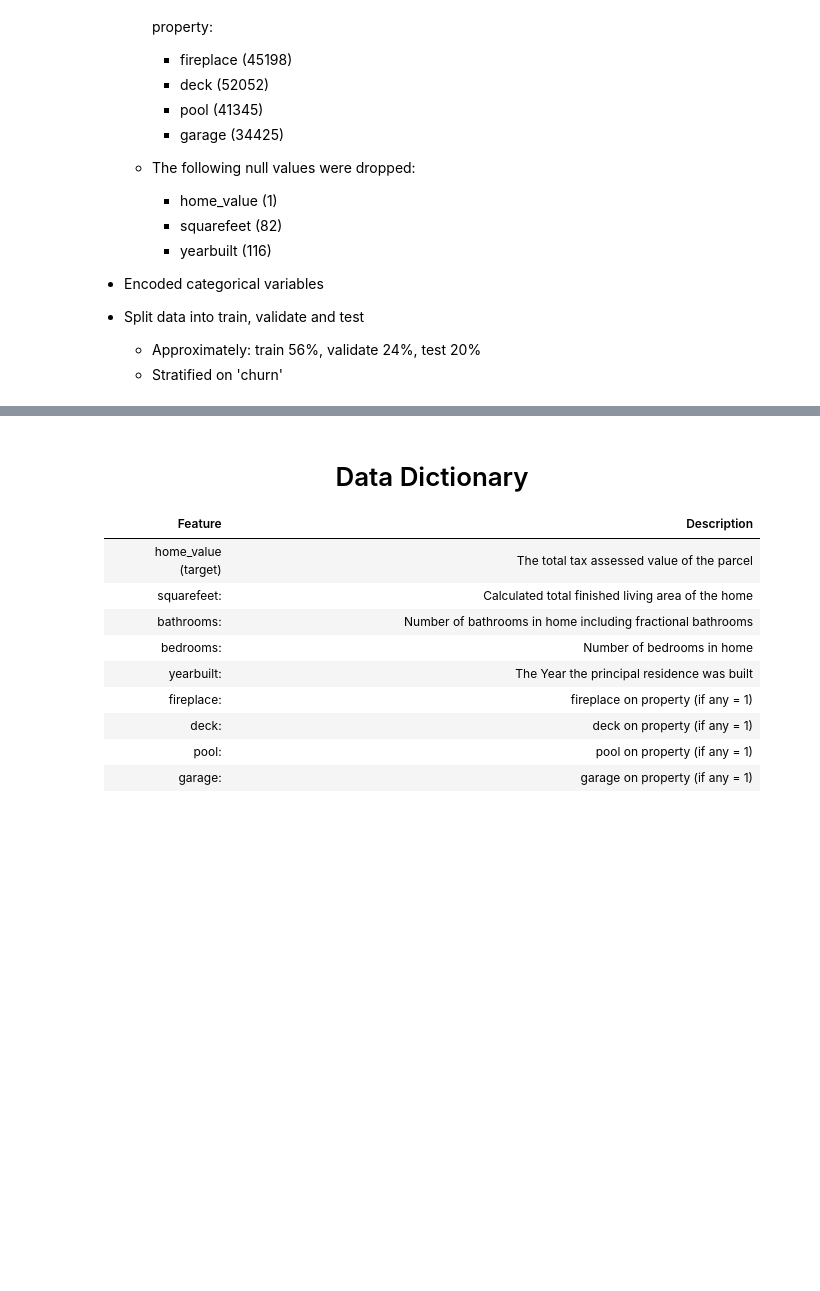
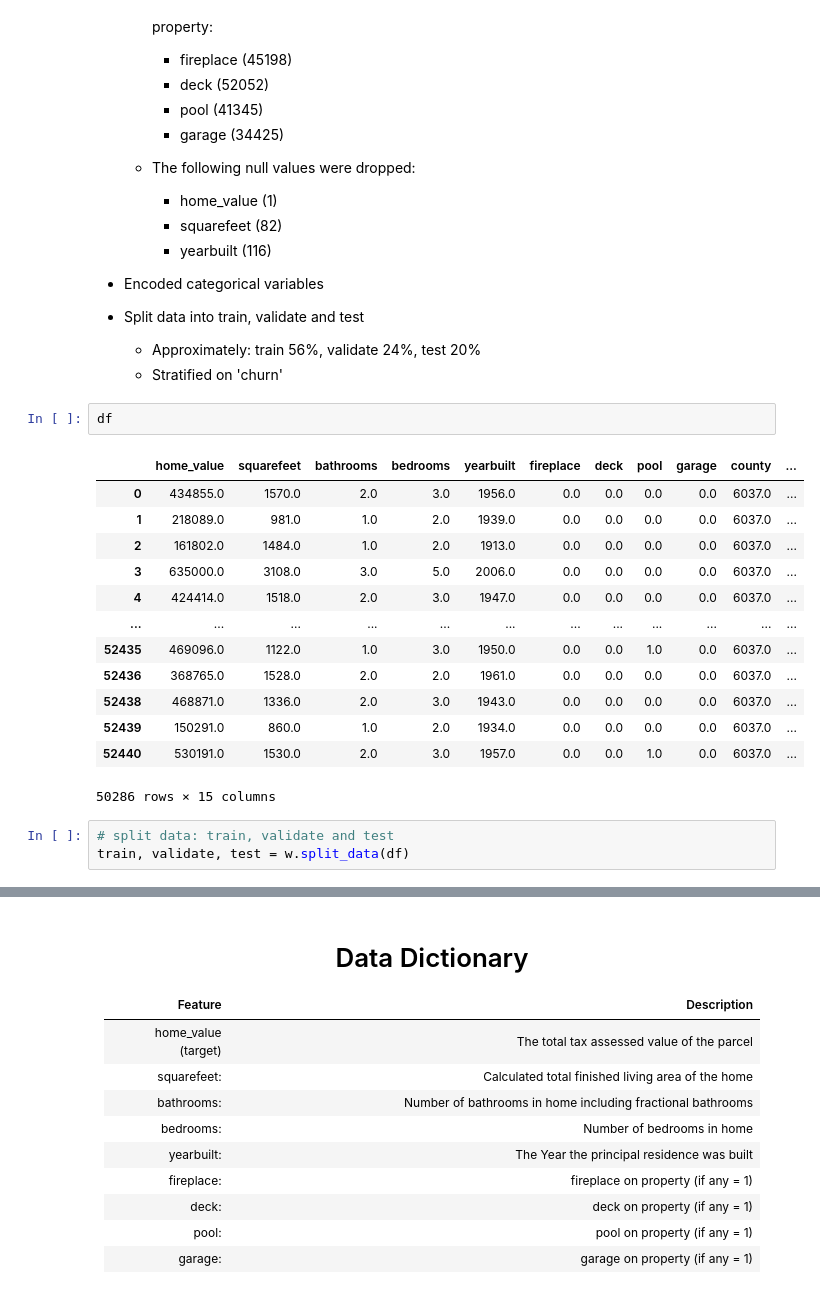
Before and after one commit to Yvette-Ibarra/regression-project, a Jupyter notebook: 3rd_Working_notebook_zillow.ipynb, the cells around one changed output, grey strips where cells are left out. Drawn from its saved outputs; the diff is of its cells as text; blank space fills up the shorter version.

Commit message:
update split data

```diff
--- a/3rd_Working_notebook_zillow.ipynb
+++ b/3rd_Working_notebook_zillow.ipynb
@@ -242,3 +177,22 @@ prepare actions:
 * Split data into train, validate and test
     * Approximately: train 56%, validate 24%, test 20%
     * Stratified on 'churn'
+# %%
+df
+# %% [output]
+|  | home_value | squarefeet | bathrooms | bedrooms | yearbuilt | fireplace | deck | pool | garage | county | ... |
+| 0 | 434855.0 | 1570.0 | 2.0 | 3.0 | 1956.0 | 0.0 | 0.0 | 0.0 | 0.0 | 6037.0 | ... |
+| 1 | 218089.0 | 981.0 | 1.0 | 2.0 | 1939.0 | 0.0 | 0.0 | 0.0 | 0.0 | 6037.0 | ... |
+| 2 | 161802.0 | 1484.0 | 1.0 | 2.0 | 1913.0 | 0.0 | 0.0 | 0.0 | 0.0 | 6037.0 | ... |
+| 3 | 635000.0 | 3108.0 | 3.0 | 5.0 | 2006.0 | 0.0 | 0.0 | 0.0 | 0.0 | 6037.0 | ... |
+| 4 | 424414.0 | 1518.0 | 2.0 | 3.0 | 1947.0 | 0.0 | 0.0 | 0.0 | 0.0 | 6037.0 | ... |
+| ... | ... | ... | ... | ... | ... | ... | ... | ... | ... | ... | ... |
+| 52435 | 469096.0 | 1122.0 | 1.0 | 3.0 | 1950.0 | 0.0 | 0.0 | 1.0 | 0.0 | 6037.0 | ... |
+| 52436 | 368765.0 | 1528.0 | 2.0 | 2.0 | 1961.0 | 0.0 | 0.0 | 0.0 | 0.0 | 6037.0 | ... |
+| 52438 | 468871.0 | 1336.0 | 2.0 | 3.0 | 1943.0 | 0.0 | 0.0 | 0.0 | 0.0 | 6037.0 | ... |
+| 52439 | 150291.0 | 860.0 | 1.0 | 2.0 | 1934.0 | 0.0 | 0.0 | 0.0 | 0.0 | 6037.0 | ... |
+| 52440 | 530191.0 | 1530.0 | 2.0 | 3.0 | 1957.0 | 0.0 | 0.0 | 1.0 | 0.0 | 6037.0 | ... |
+50286 rows × 15 columns
+# %%
+# split data: train, validate and test
+train, validate, test = w.split_data(df)
```
Also changed, not shown: parts of 66 cells of this notebook.
